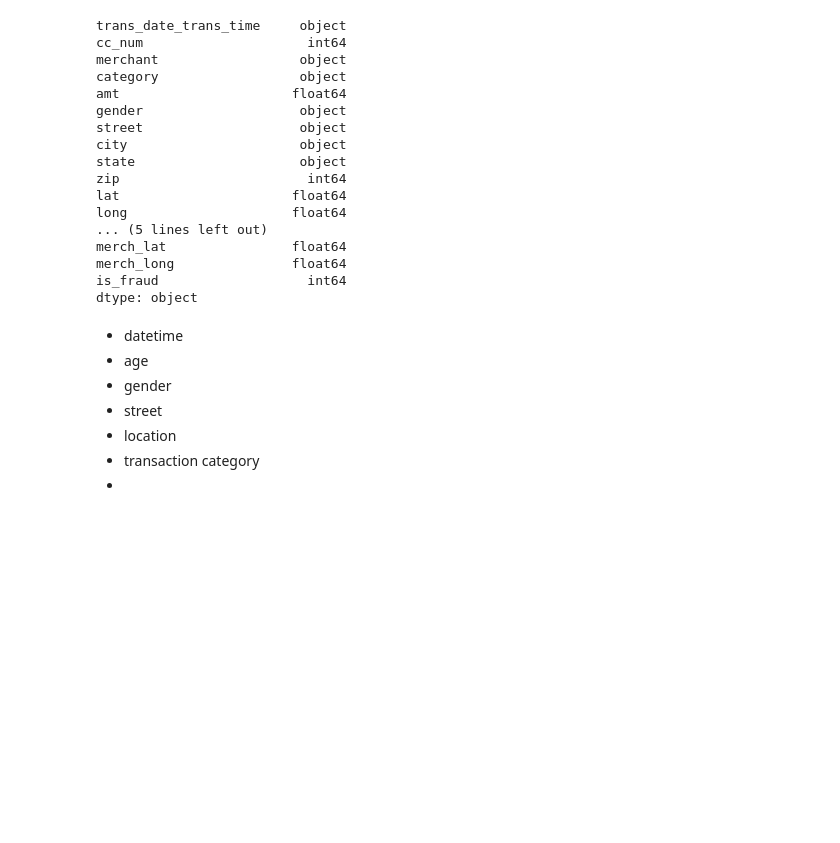
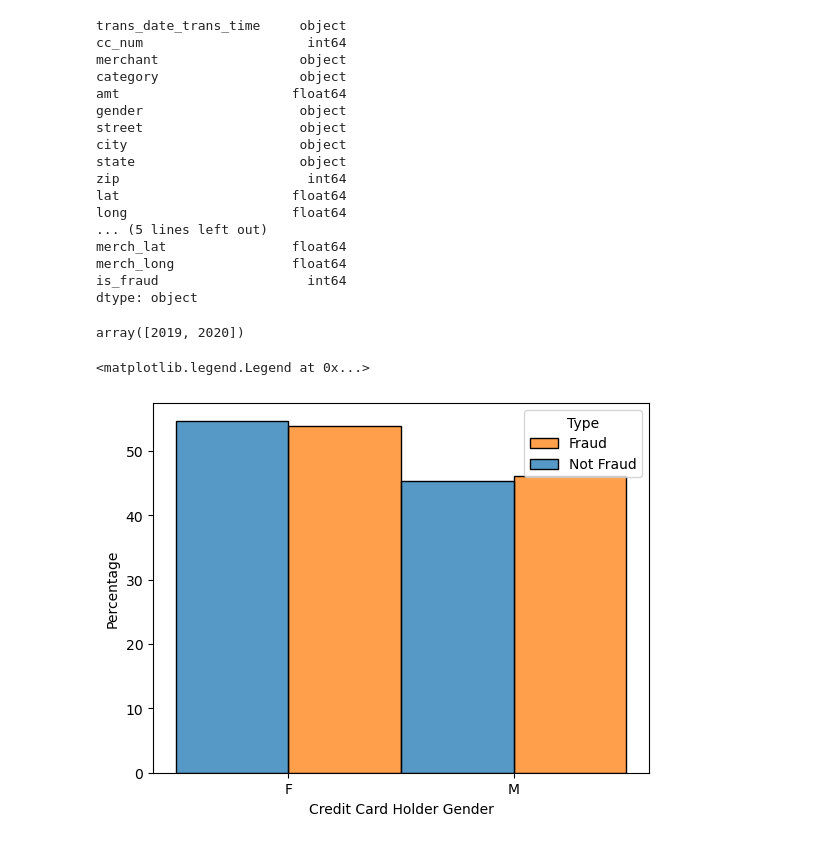
Before and after one commit to erigson/JPMC_Fraud_Analysis, a Jupyter notebook: Untitled.ipynb, the cells around one changed output. Cells and saved outputs as stored; diff of their text form; code cells hidden in the pictures; blank space fills up the shorter version.

```diff
--- a/Untitled.ipynb
+++ b/Untitled.ipynb
@@ -78,11 +83,30 @@ merch_lat                float64
 merch_long               float64
 is_fraud                   int64
 dtype: object
-# %% [markdown]
-* datetime
-* age
-* gender
-* street
-* location
-* transaction category
-*
+# %%
+# Convert string datetime to pandas datetime format
+df['trans_date_trans_time'] = pd.to_datetime(df['trans_date_trans_time'])
+
+# Extract year, month, day, hour, minute, and second as separate columns
+df['year'] = df['trans_date_trans_time'].dt.year
+df['month'] = df['trans_date_trans_time'].dt.month
+df['day'] = df['trans_date_trans_time'].dt.dayofweek
+df['hour'] = df['trans_date_trans_time'].dt.hour
+df['minute'] = df['trans_date_trans_time'].dt.minute
+df['second'] = df['trans_date_trans_time'].dt.second
+
+# Drop the original datetime column
+df = df.drop(columns=['trans_date_trans_time'])
+# %%
+df['year'].unique()
+# %% [output]
+array([2019, 2020])
+# %%
+#Gender vs Fraud
+ax=sns.histplot(x='gender',data=df, hue='is_fraud',stat='percent',multiple='dodge',common_norm=False)
+ax.set_ylabel('Percentage')
+ax.set_xlabel('Credit Card Holder Gender')
+plt.legend(title='Type', labels=['Fraud', 'Not Fraud'])
+# %% [output]
+<matplotlib.legend.Legend at 0x...>
+[figure, added]
```
Also changed, not shown: parts of 7 cells of this notebook.
